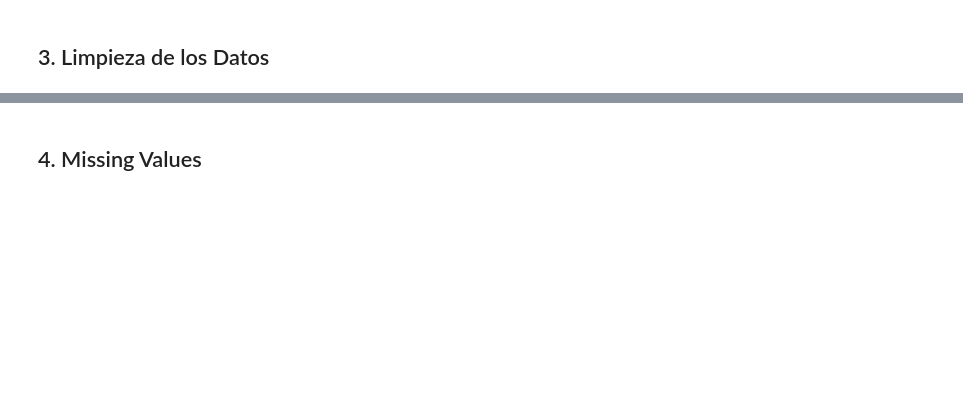
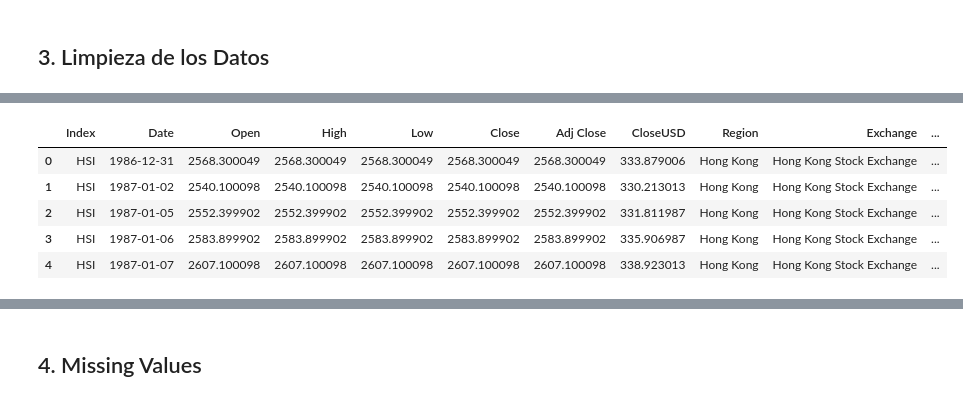
Before and after one commit to m5991/ProyectoAnalisisEDA-DatosBursatilesMundiales, a Jupyter notebook: src/EDA-DatosBursatilesMundiales.ipynb, the cells around one changed output, grey strips where cells are left out. Cells and saved outputs as stored; diff of their text form; code cells hidden in the pictures; blank space fills up the shorter version.

```diff
--- a/src/EDA-DatosBursatilesMundiales.ipynb
+++ b/src/EDA-DatosBursatilesMundiales.ipynb
@@ -166,0 +195,15 @@ print("- El rango de Precios de Cierre (CloseUSD) va de un min {0} hasta {1} dó
+# %%
+# eliminar variable `Volume` que en su mayoría sólo tiene 0, y `ptid` que sólo cuenta con 1 valor (15.)
+try:
+    df.drop(columns=['Volume'], inplace=True)
+except:
+    next
+
+df.head()
+# %% [output]
+|  | Index | Date | Open | High | Low | Close | Adj Close | CloseUSD | Region | Exchange | ... |
+| 0 | HSI | 1986-12-31 | 2568.300049 | 2568.300049 | 2568.300049 | 2568.300049 | 2568.300049 | 333.879006 | Hong Kong | Hong Kong Stock Exchange | ... |
+| 1 | HSI | 1987-01-02 | 2540.100098 | 2540.100098 | 2540.100098 | 2540.100098 | 2540.100098 | 330.213013 | Hong Kong | Hong Kong Stock Exchange | ... |
+| 2 | HSI | 1987-01-05 | 2552.399902 | 2552.399902 | 2552.399902 | 2552.399902 | 2552.399902 | 331.811987 | Hong Kong | Hong Kong Stock Exchange | ... |
+| 3 | HSI | 1987-01-06 | 2583.899902 | 2583.899902 | 2583.899902 | 2583.899902 | 2583.899902 | 335.906987 | Hong Kong | Hong Kong Stock Exchange | ... |
+| 4 | HSI | 1987-01-07 | 2607.100098 | 2607.100098 | 2607.100098 | 2607.100098 | 2607.100098 | 338.923013 | Hong Kong | Hong Kong Stock Exchange | ... |
```
Also changed, not shown: parts of 10 cells of this notebook, 1 other file.
